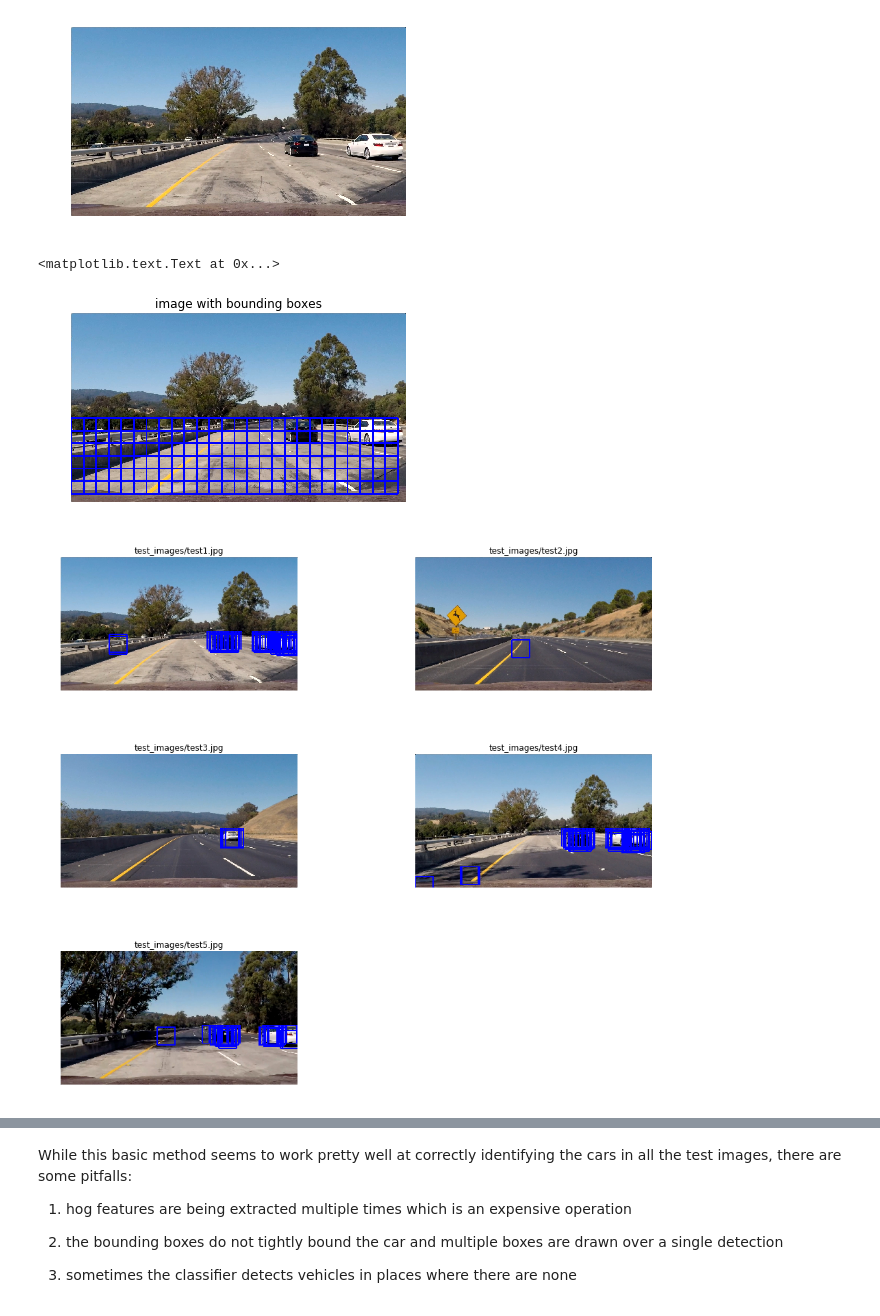
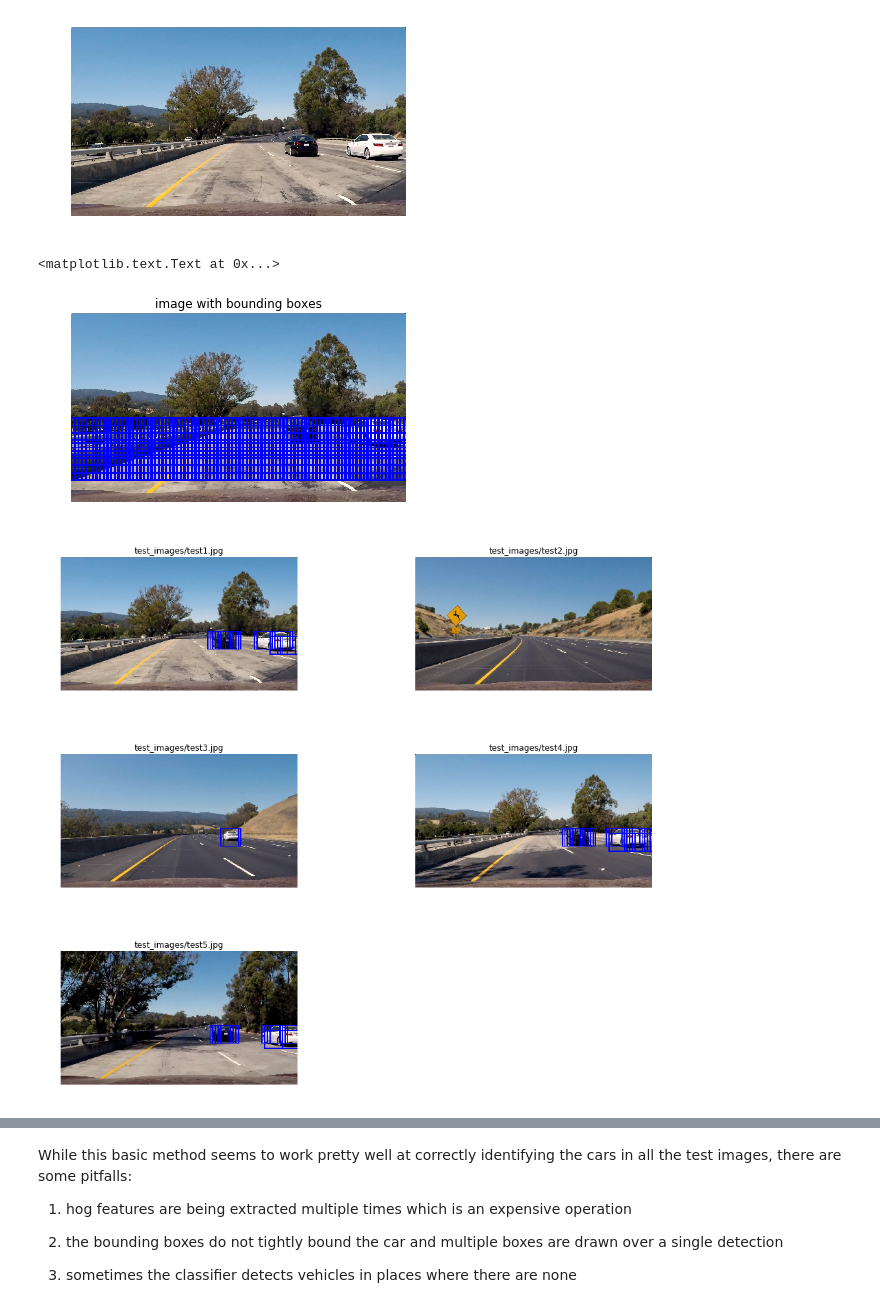
Before and after one commit to aditbiswas1/P5-Vehicle-Detection, a Jupyter notebook: Report.ipynb, the cells around one changed output, grey strips where cells are left out. Drawn from its saved outputs; the diff is of its cells as text; code cells hidden in the pictures.

```diff
--- a/Report.ipynb
+++ b/Report.ipynb
@@ -394,8 +384,8 @@ plt.axis('off')
 (-0.5, 1279.5, 719.5, -0.5)
 [figure]
 # %%
-windows = slide_window(image, x_start_stop=[None, None], y_start_stop=[400, None],
-                    xy_window=(96, 96), xy_overlap=(0.5, 0.5))
+windows = slide_window(image, x_start_stop=[None, None], y_start_stop=[400, 600],
+                    xy_window=(96, 96), xy_overlap=(0.85, 0.7))
 # %%
 window_img = draw_boxes(image, windows, color=(0, 0, 255), thick=6)
 plt.imshow(window_img)
@@ -403,12 +393,12 @@ plt.axis('off')
 plt.title('image with bounding boxes')
 # %% [output]
 <matplotlib.text.Text at 0x...>
-[figure, old version]
+[figure, new version]
 # %%
 from sklearn.externals import joblib
 clf = joblib.load('final_clf.pkl')
 scaler = joblib.load('feature_scaler.pkl')
-params = joblib.load('feature_params.pkl')
+feature_params = joblib.load('feature_params.pkl')
 # %%
 from feature_extractors.hog_extractor import extract_hog_features
 from feature_extractors.bin_spatial import extract_color_features
@@ -418,7 +408,7 @@ def find_cars_basic(image,
                     scaler=scaler,
                     feature_params=feature_params,
                     x_start_stop=[None,None],
-                    y_start_stop=[400,None],
+                    y_start_stop=[400,600],
                     xy_window=(96,96),
                     xy_overlap=(0.5, 0.5)):
 
@@ -453,17 +443,17 @@ def find_cars_basic(image,
 # %%
 import matplotlib.gridspec as gridspec
 
 test_images = glob.glob('test_images/*.jpg')
 figure = plt.figure(figsize=(15,12))
 gs = gridspec.GridSpec(3, 2, top=1., bottom=0., right=0.8, left=0., hspace=0.,
     wspace=0.5)
 
 for i,test_im in enumerate(test_images[:-1]):
     im = imread_rgb(test_im)
     ax = plt.subplot(gs[i])
-    show_im, hot = find_cars_basic(im, xy_window=(96,96), xy_overlap=(0.9, 0.9))
+    show_im, hot = find_cars_basic(im, xy_window=(96,96), xy_overlap=(0.85, 0.7), x_start_stop=[640,None])
     plt.imshow(show_im)
     ax.set_title(test_im)
     ax.axis('off')
 # %% [output]
-[figure, old version]
+[figure, new version]
```
Also changed, not shown: parts of 10 cells of this notebook.
